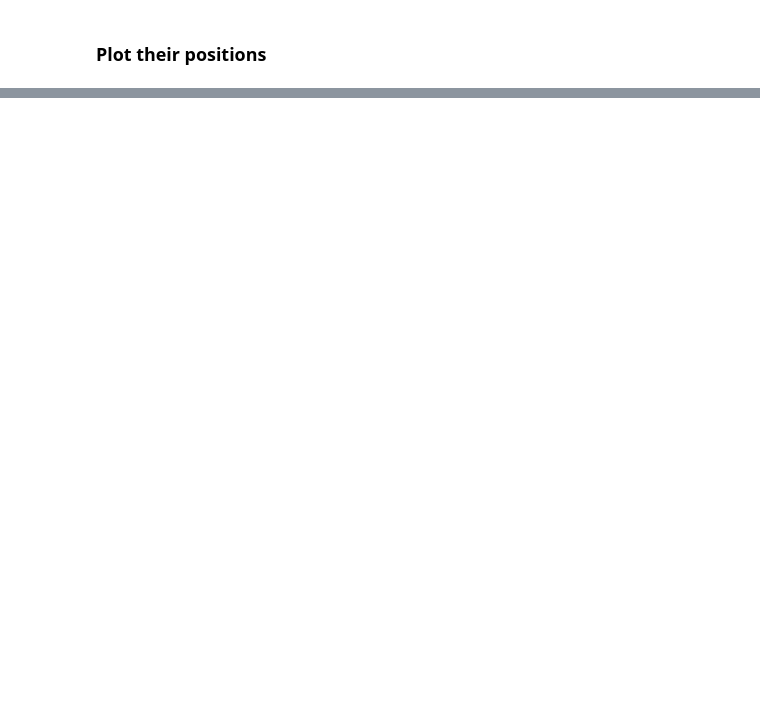
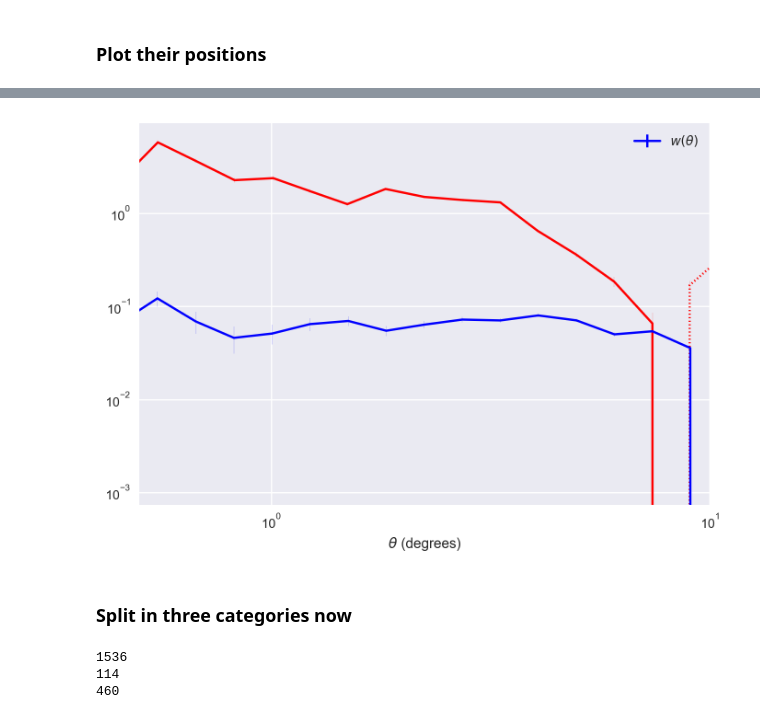
Before and after one commit to dtanoglidis/UDGs, a Jupyter notebook: Classification_around_Fornax.ipynb, the cells around one changed output, grey strips where cells are left out. Cells and saved outputs as stored; diff of their text form; code cells hidden in the pictures; blank space fills up the shorter version.

```diff
--- a/Classification_around_Fornax.ipynb
+++ b/Classification_around_Fornax.ipynb
@@ -301,0 +312,3 @@ plt.show()
+# %%
+dd_1 = treecorr.NNCorrelation(min_sep=0.1, max_sep=10, bin_size=0.2, sep_units='degrees')
+dd_1.process(cat2)
@@ -301,0 +325,31 @@ plt.show()
+# %%
+rand_1 = treecorr.Catalog(ra=rand_ra_1, dec=rand_dec_1, ra_units='radians', dec_units='radians')
+rr_1 = treecorr.NNCorrelation(min_sep=0.1, max_sep=10, bin_size=0.2, sep_units='degrees')
+rr_1.process(rand_1)
+# %%
+xi_2, varxi_2 = dd_1.calculateXi(rr_1)
+r_2 = numpy.exp(dd_1.meanlogr)
+sig_2 = numpy.sqrt(varxi_2)
+
+plt.plot(r_2, xi_2, color='red')
+plt.plot(r_2, -xi_2, color='red', ls=':')
+plt.errorbar(r_2[xi_2>0], xi_2[xi_2>0], yerr=sig_2[xi_2>0], color='red', lw=0.1, ls='')
+plt.errorbar(r_2[xi_2<0], -xi_2[xi_2<0], yerr=sig_2[xi_2<0], color='red', lw=0.1, ls='')
+leg = plt.errorbar(-r_2, xi_2, yerr=sig_2, color='red')
+
+
+plt.plot(r, xi, color='blue')
+plt.plot(r, -xi, color='blue', ls=':')
+plt.errorbar(r[xi>0], xi[xi>0], yerr=sig[xi>0], color='blue', lw=0.1, ls='')
+plt.errorbar(r[xi<0], -xi[xi<0], yerr=sig[xi<0], color='blue', lw=0.1, ls='')
+leg = plt.errorbar(-r, xi, yerr=sig, color='blue')
+
+
+plt.xscale('log')
+plt.yscale('log', nonposy='clip')
+plt.xlabel(r'$\theta$ (degrees)')
+
+plt.legend([leg], [r'$w(\theta)$'], loc='upper right')
+plt.xlim([0.5,10])
+plt.show()
+# %% [output]
@@ -301,0 +358,3 @@ plt.show()
+[figure, added]
+# %% [markdown]
+### Split in three categories now
@@ -301,0 +369,23 @@ plt.show()
+# %%
+# Category 1
+RA_new_1 = RA_posit[(labels==0)]
+DEC_new_1 = DEC_posit[(labels==0)]
+
+# Category 2
+
+RA_new_2 = RA_posit[(labels==1)]
+DEC_new_2 = DEC_posit[(labels==1)]
+
+# Category 3
+
+RA_new_3 = RA_posit[(labels==2)]
+DEC_new_3 = DEC_posit[(labels==2)]
+
+
+print(len(RA_new_1))
+print(len(RA_new_2))
+print(len(RA_new_3))
+# %% [output]
+1536
+114
+460
```
Also changed, not shown: parts of 28 cells of this notebook.
